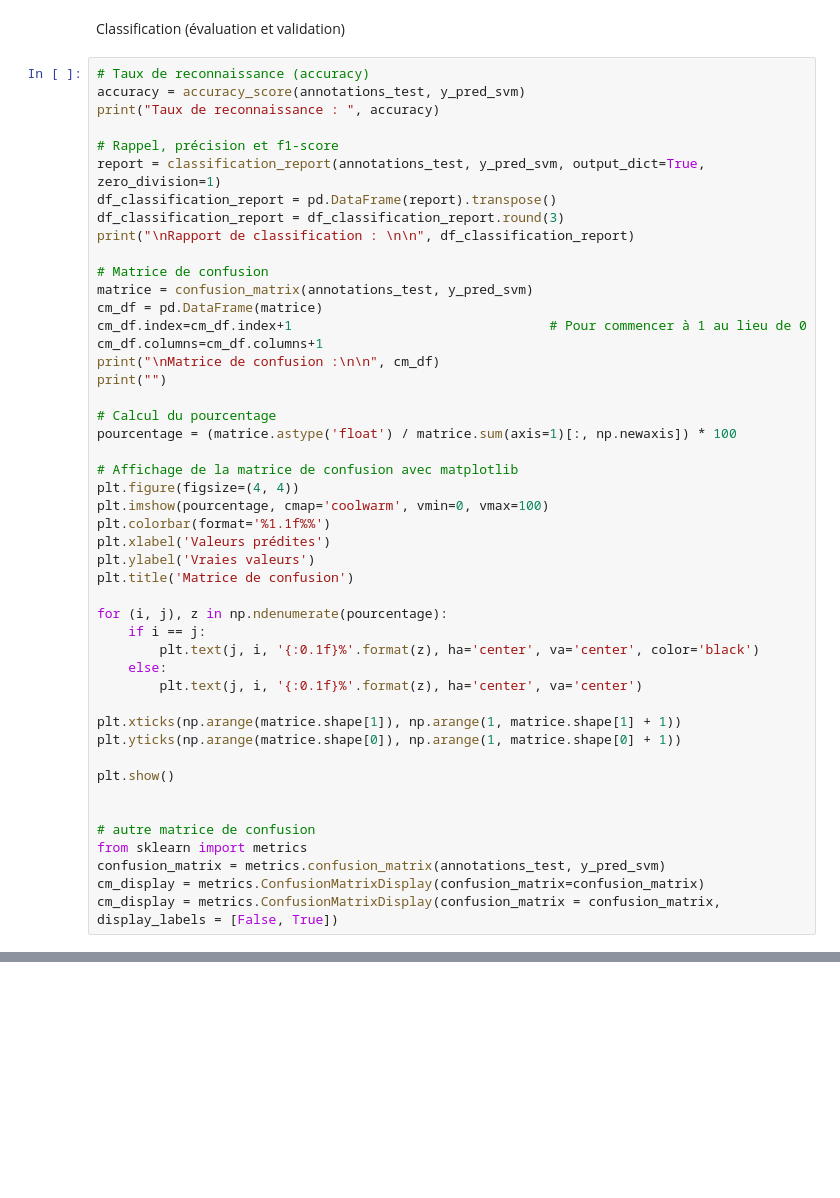
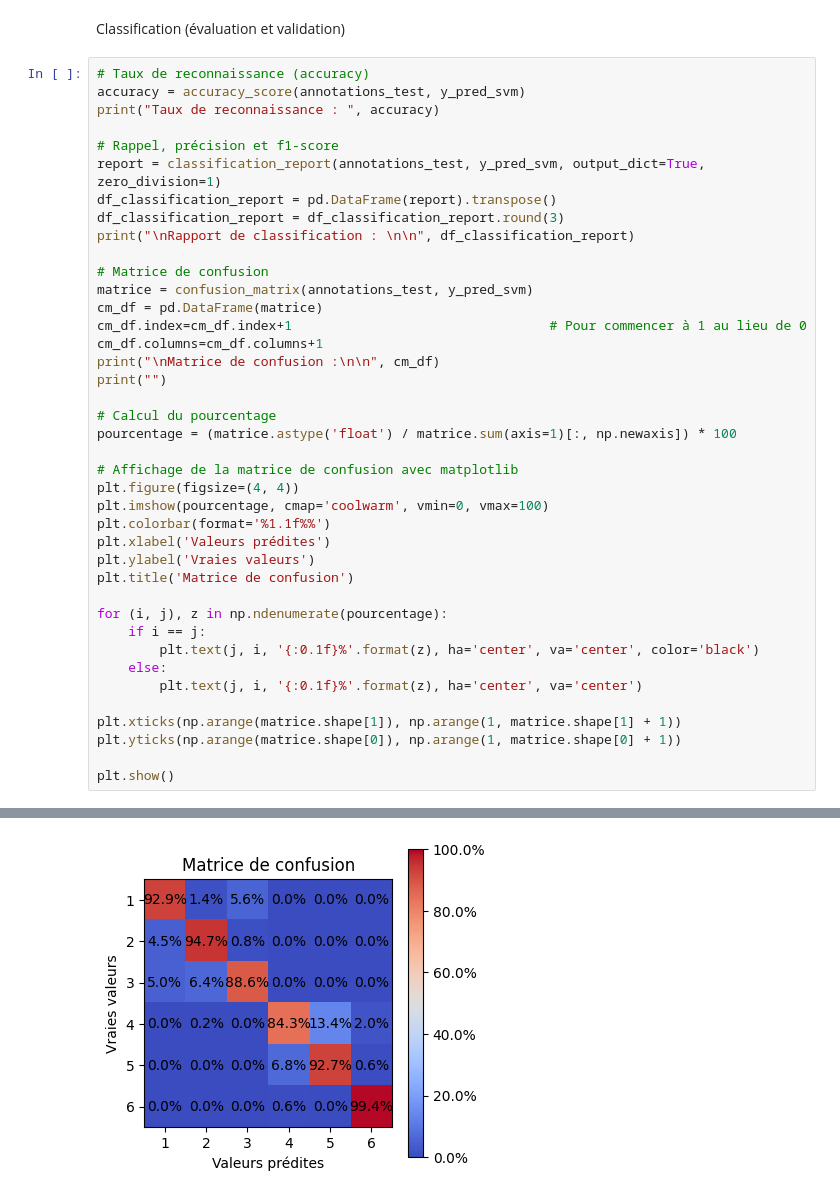
Before and after one commit to Fabien-Airaud/TrackMyMoves, a Jupyter notebook: ActivityRecognition/ActivityRecognition.ipynb, the cells around one changed output, grey strips where cells are left out. Cells and saved outputs as stored; diff of their text form; blank space fills up the shorter version.

```diff
--- a/ActivityRecognition/ActivityRecognition.ipynb
+++ b/ActivityRecognition/ActivityRecognition.ipynb
@@ -296,10 +336,4 @@ plt.xticks(np.arange(matrice.shape[1]), np.arange(1, matrice.shape[1] + 1))
 plt.yticks(np.arange(matrice.shape[0]), np.arange(1, matrice.shape[0] + 1))
 
 plt.show()
-
-
-# autre matrice de confusion
-from sklearn import metrics
-confusion_matrix = metrics.confusion_matrix(annotations_test, y_pred_svm)
-cm_display = metrics.ConfusionMatrixDisplay(confusion_matrix=confusion_matrix)
-cm_display = metrics.ConfusionMatrixDisplay(confusion_matrix = confusion_matrix, display_labels = [False, True])
+# %% [output]
@@ -305,0 +357 @@ cm_display = metrics.ConfusionMatrixDisplay(confusion_matrix = confusion_matrix,
+[figure, added]
```
Also changed, not shown: parts of 11 cells of this notebook.
